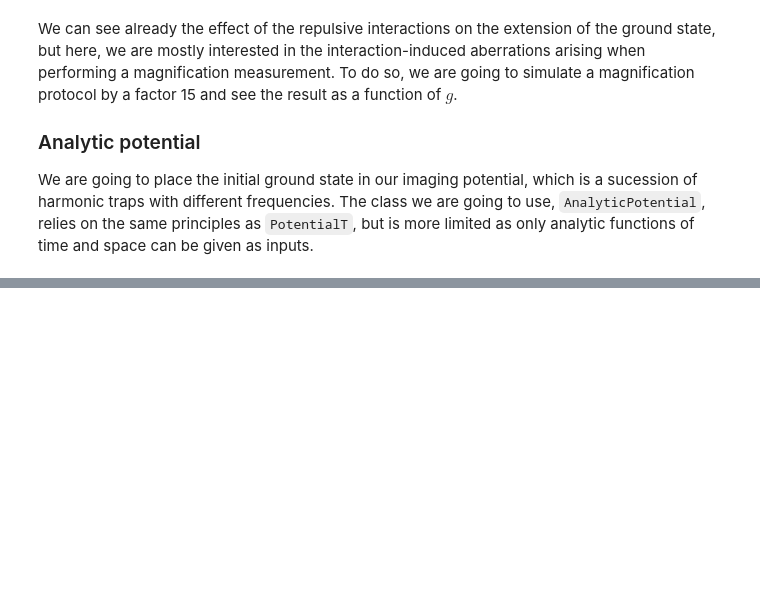
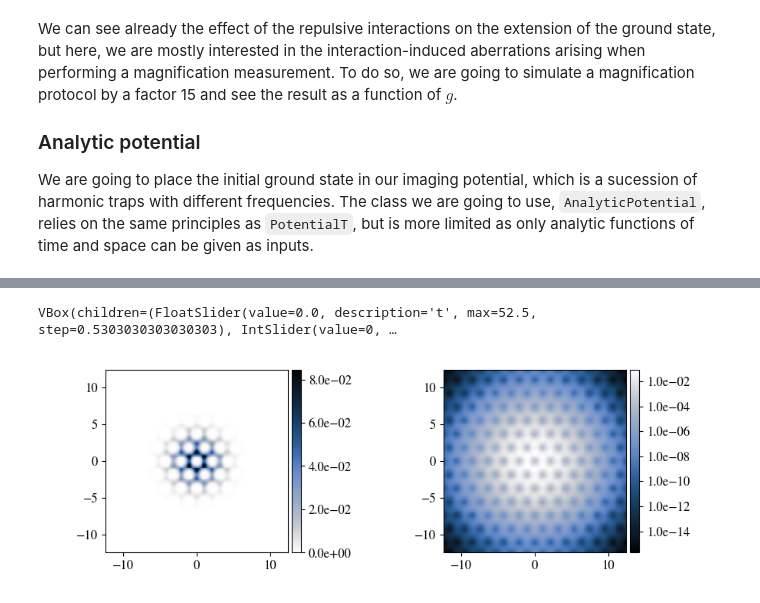
Before and after one commit to GuillotMartin/BECs, a Jupyter notebook: docs/Microscope.ipynb, the cells around one changed output, grey strips where cells are left out. Drawn from its saved outputs; the diff is of its cells as text; code cells hidden in the pictures; blank space fills up the shorter version.

```diff
--- a/docs/Microscope.ipynb
+++ b/docs/Microscope.ipynb
@@ -187,14 +192,15 @@ Now, let'scompute the ground state for a few values of $g$.
 # %%
 from BECs.groundstate import GroundStateSSFM
 
-g = create_parameter("g", [0,1,2])
+g = create_parameter("g", np.arange(10))
+# g = 0
 
 HoneyGround = GroundStateSSFM(
     potential = honey, g = g
 )
 
 E, Psi0 = HoneyGround.solve(
-    population=1, tol_adapt=1e-4, tol_stop=1e-5
+    population=1, parallel=True, n_cores=10
 )
 
 plot_eigenvector([[abs(Psi0)**2]], [[honey]], [["amplitude"]])
@@ -426,0 +248,23 @@ plt.show()
+# %%
+
+
+from BECs.ssfmr import SSFMr
+
+solv_honey = SSFMr(
+    potential=telescope_honey,
+    psi0=Psi0,
+    g = g
+)
+
+t_samples = create_parameter("t", np.linspace(ti,tf,300))
+
+Psi = solv_honey.solve(
+    t_init=ti,
+    t_final=tf,
+    t_samples=t_samples,
+    tol = 1e-7, # speeding up the simulation a bit
+    parallelize = True,
+    n_cores = 10,
+    verbose = False
+)
+# Takes a few minutes on a standard laptop
@@ -426,0 +276,11 @@ plt.show()
+# %%
+from BECs.plotting import plot_eigenvector_rescaling
+
+# The plot_eigenvector_rescaling function is specificaly designed to handle rescaling grids
+plot_eigenvector_rescaling(
+    [[abs(Psi)**2]*2], [[None]*2], [["amplitude", "amplitude - log"]], cst_bds=False
+)
+plt.show()
+# %% [output]
+VBox(children=(FloatSlider(value=0.0, description='t', max=52.5, step=0.5303030303030303), IntSlider(value=0, …
+[figure, added]
```
Also changed, not shown: parts of 21 cells of this notebook, 2 other files.
